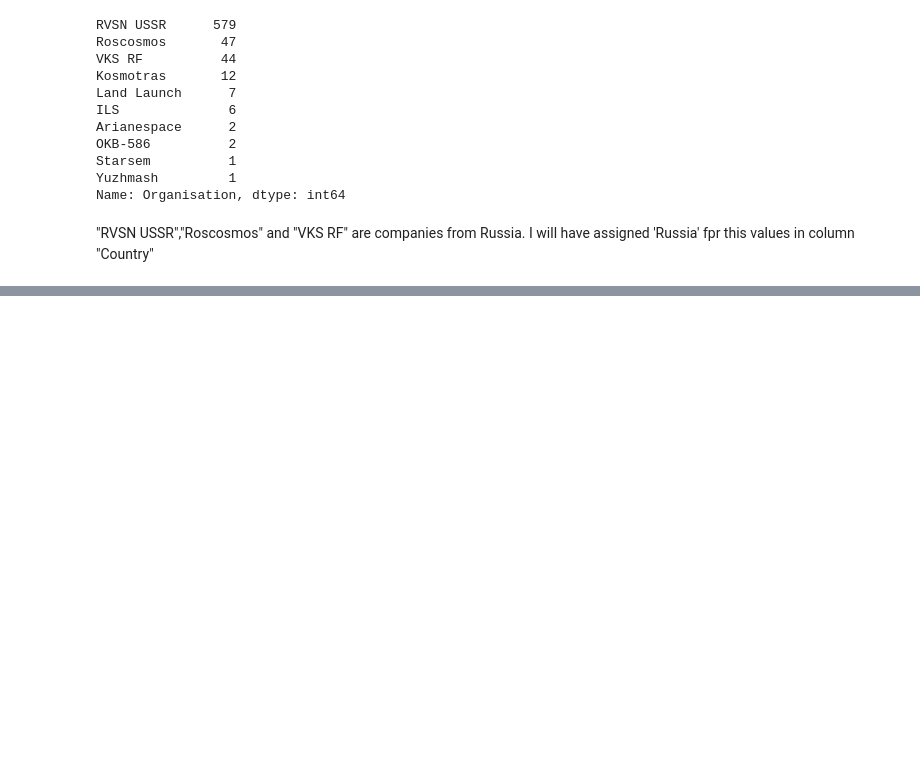
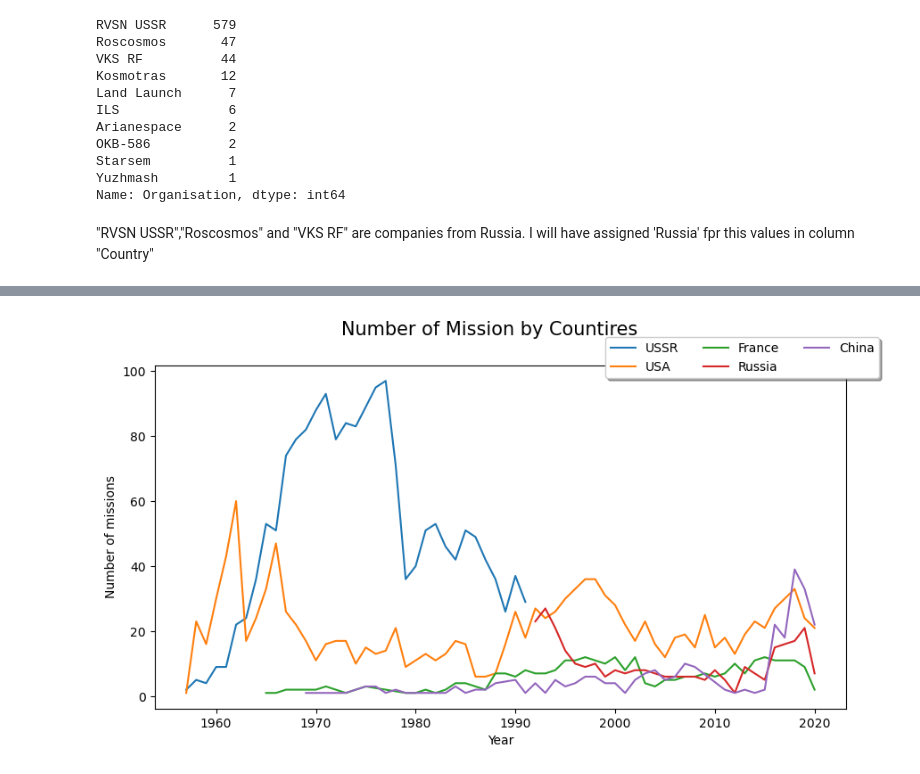
Before and after one commit to thaisangcr7/Space_Mission_Launches, a Jupyter notebook: P_SML.ipynb, the cells around one changed output, grey strips where cells are left out. Cells and saved outputs as stored; diff of their text form; code cells hidden in the pictures; blank space fills up the shorter version.

```diff
--- a/P_SML.ipynb
+++ b/P_SML.ipynb
@@ -178,0 +208,3 @@ Name: Country, dtype: int64
+# %%
+top5_countries_missions = data['Country'].value_counts()[:5]
+top5_countries_missions
@@ -178,0 +249,22 @@ Name: Country, dtype: int64
+# %%
+data_country_year = data.groupby(['Country', 'Year']).size().reset_index()
+data_country_year.columns = ['Country', 'Year', 'Number_of_missions']
+
+# Condition for selecting rows for "year"
+# year_1950_1990 = data_country_year['Year'].between(1950, 1990)
+# year_1990_2020 = data_country_year['Year'].between(1990, 2020)
+
+fig, ax = plt.subplots(figsize=(10,5));
+ax.set_xlabel('Year');
+ax.set_ylabel('Number of missions');
+ax.figure.suptitle('Number of Mission by Countires', size=15)
+
+for country in top5_countries_missions.index.values:
+#   Condition for selecting rows for "country"
+    cnd_country = data_country_year['Country'].isin([country])
+    ax.plot(data_country_year[cnd_country]['Year'],
+            data_country_year[cnd_country]['Number_of_missions'], label=country);
+ax.legend(loc='upper center', bbox_to_anchor=(0.85, 1.1),
+          ncol=3, fancybox=True, shadow=True);
+# %% [output]
+[figure, added]
```
Also changed, not shown: parts of 13 cells of this notebook.
